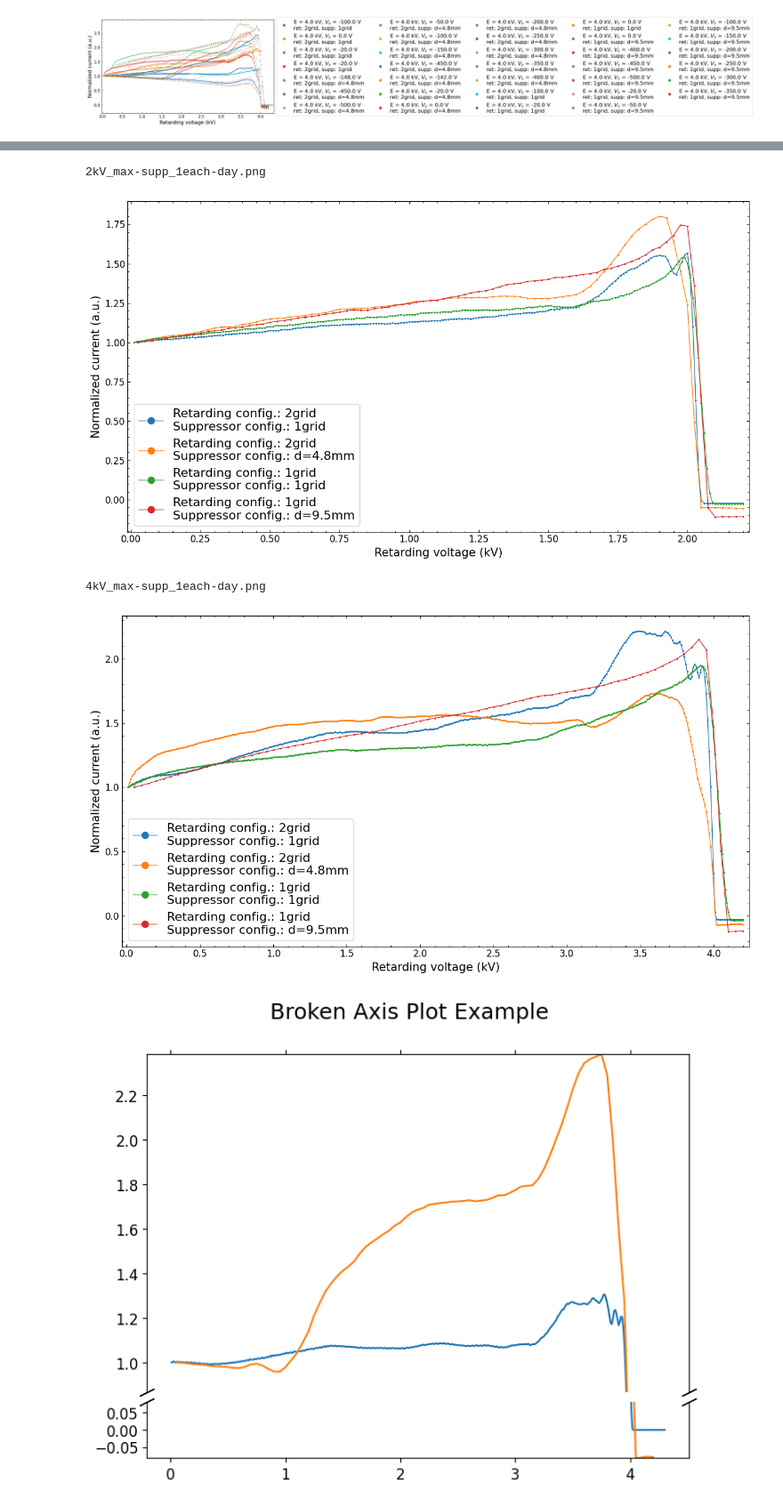
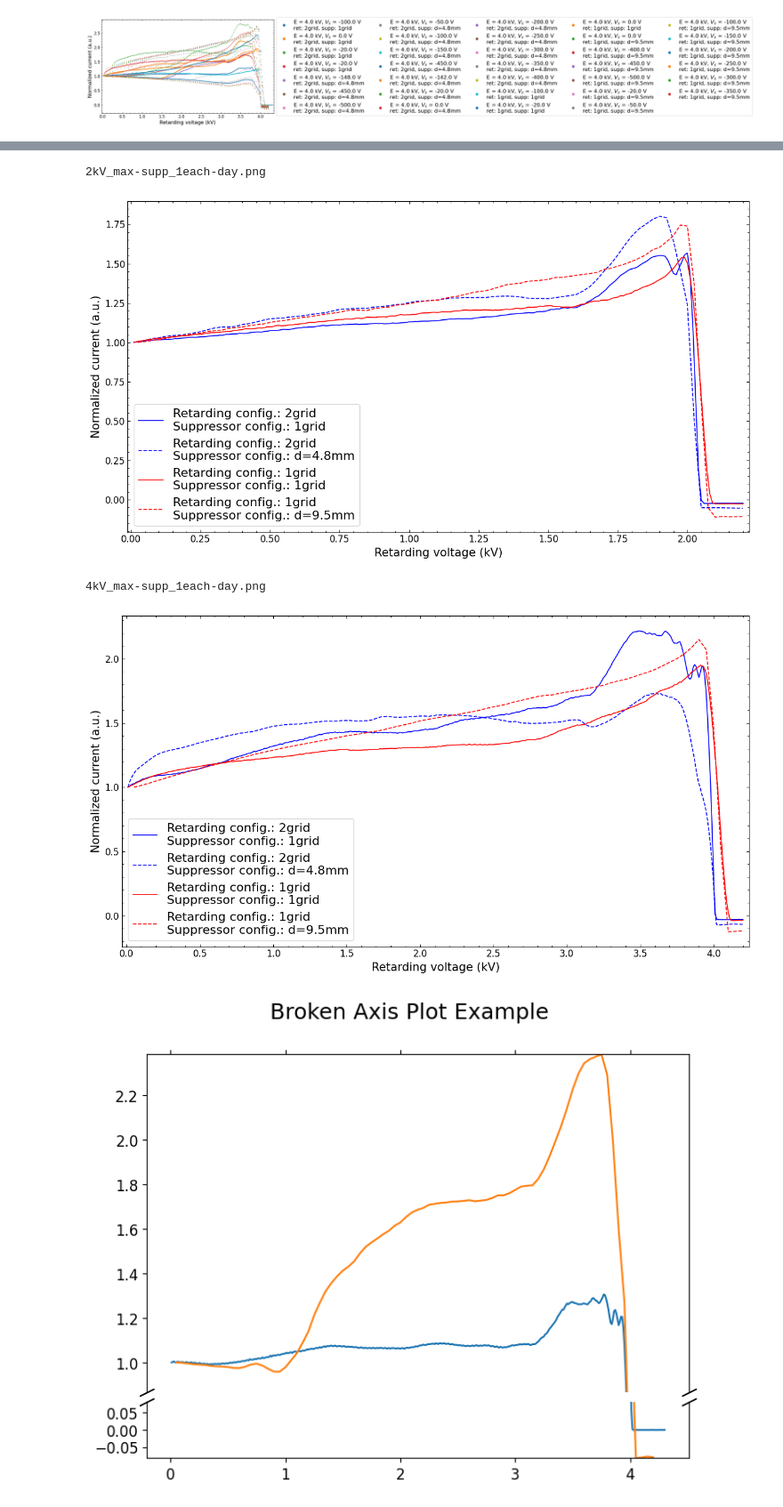
Before and after one commit to naki23/PL4-RFA, a Jupyter notebook: RFA_main2.ipynb, the cells around one changed output, grey strips where cells are left out. Shown at 89% size. Cells and saved outputs as stored; diff of their text form; code cells hidden in the pictures.

```diff
--- a/RFA_main2.ipynb
+++ b/RFA_main2.ipynb
@@ -328,11 +328,14 @@ def format_plot(nrows=None, figsize=(12, 5), figax=None, show=True, rfa_datas=No
         ncols = int(np.ceil(n_items / float(nrows)))
     else:
         ncols = 1
-    ax.legend(
-            # loc='center left',
-            #   bbox_to_anchor=(1, 0.5),
-              ncol=ncols,
-              markerscale=7)
+    if ncols == 1:
+        ax.legend(markerscale=7)
+    else:
+        ax.legend(
+                loc='center left',
+                bbox_to_anchor=(1, 0.5),
+                ncol=ncols,
+                markerscale=7)
     # set fig size based on the legend width
     fig.set_size_inches(figsize[0] + (figsize[0] * 0.34 * (ncols-1)),
                         figsize[1])
@@ -469,22 +481,24 @@ Can't normalize peak data
 # %%
 for e in [2, 4]:
     fig, ax = format_plot(show=False)
-    for day in range(1, 5):
+    thru = zip([1, 2, 3, 4], ["blue", "blue", "red", "red"], ["-", "--", "-", "--"])
+    for day, color, linestyle in thru:
         highest_s = get_w_highest_supp(filtered(all_rfa_datas,
                                                 day=[day], energy=[e], is_peak=[False]))
         ax.plot(highest_s.retarding_voltage, highest_s.current,
                 label=f"Retarding config.: {highest_s.ret_config}\nSuppressor config.: {highest_s.supp_config}",
-                marker="o", markersize=1.25,
-                linestyle="-", linewidth=1)
-    format_plot(figax=(fig, ax), is_norm=True, show=False, figsize=(12.5, 7))
+                color=color,
+                # marker="o", markersize=1.25,
+                linestyle=linestyle, linewidth=1.25)
+    format_plot(figax=(fig, ax), is_norm=highest_s.is_normalized, show=False, figsize=(12.5, 7))
     print(name := f"{e}kV_max-supp_1each-day.png")
     plt.savefig(f"./plot exports/{name}")
     plt.show()
 # %% [output]
 2kV_max-supp_1each-day.png
-[figure, old version]
+[figure, new version]
 4kV_max-supp_1each-day.png
-[figure, old version]
+[figure, new version]
 # %%
 import matplotlib.pyplot as plt
 import numpy as np
```
Also changed, not shown: parts of 1 cell of this notebook, 2 other files.
